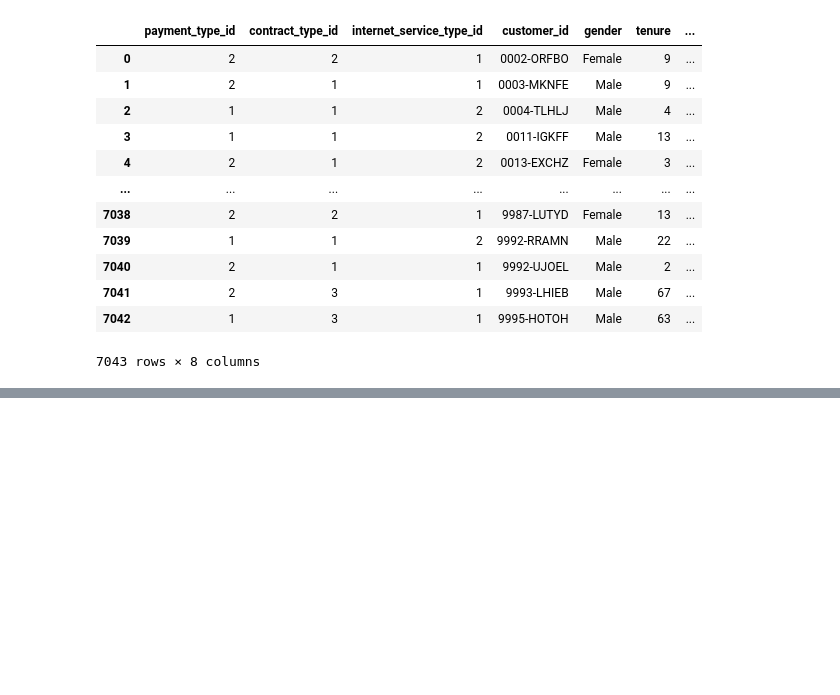
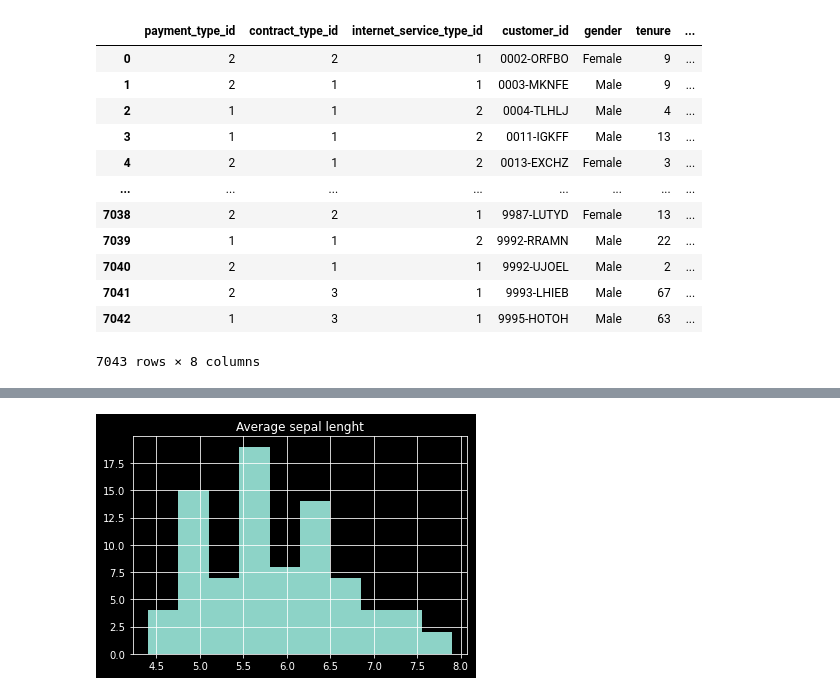
Before and after one commit to sgtcurran/classification-exercises, a Jupyter notebook: classification_exercises.ipynb, the cells around one changed output, grey strips where cells are left out. Saved outputs shown, nothing was run; the diff lists cells and outputs as text; code cells hidden in the pictures; blank space fills up the shorter version.

```diff
--- a/classification_exercises.ipynb
+++ b/classification_exercises.ipynb
@@ -176,0 +284,3 @@ df_drop.isnull().sum()
+# %%
+df = acquire.get_iris_data()
+df.describe()
@@ -176,0 +298,3 @@ df_drop.isnull().sum()
+# %%
+df = df.drop_duplicates()
+df.shape
@@ -176,0 +303,3 @@ df_drop.isnull().sum()
+# %%
+iris_clean = prepare.prep_iris(df)
+iris_clean.nunique()
@@ -176,0 +318,4 @@ df_drop.isnull().sum()
+# %%
+# Stratify with categorical target variables
+train, validate, test = train_validate_test_split(iris_clean, target='species')
+train.shape, validate.shape, test.shape
@@ -176,0 +336,6 @@ df_drop.isnull().sum()
+# %%
+plt.title('Average sepal lenght')
+train.sepal_length.hist()
+plt.show()
+# %% [output]
+[figure, added]
```
Also changed, not shown: parts of 39 cells of this notebook.
